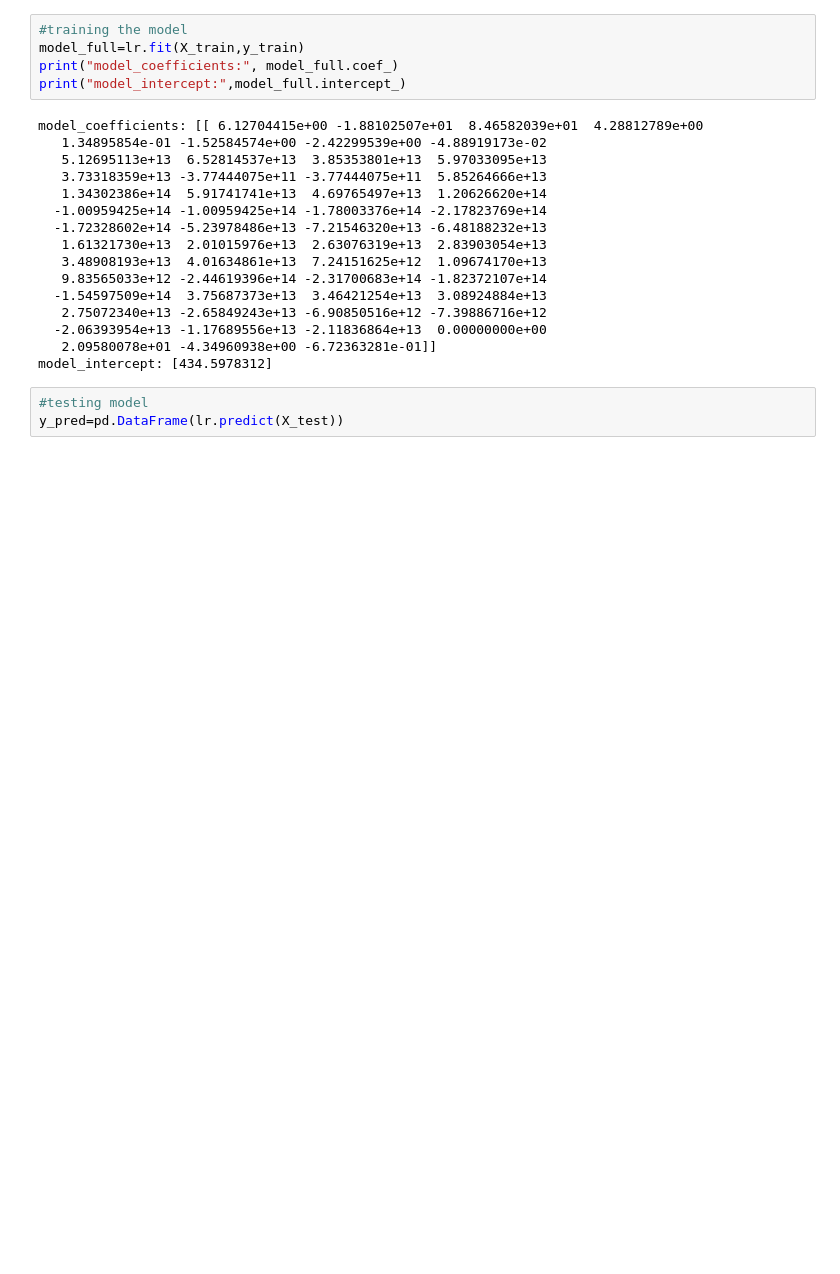
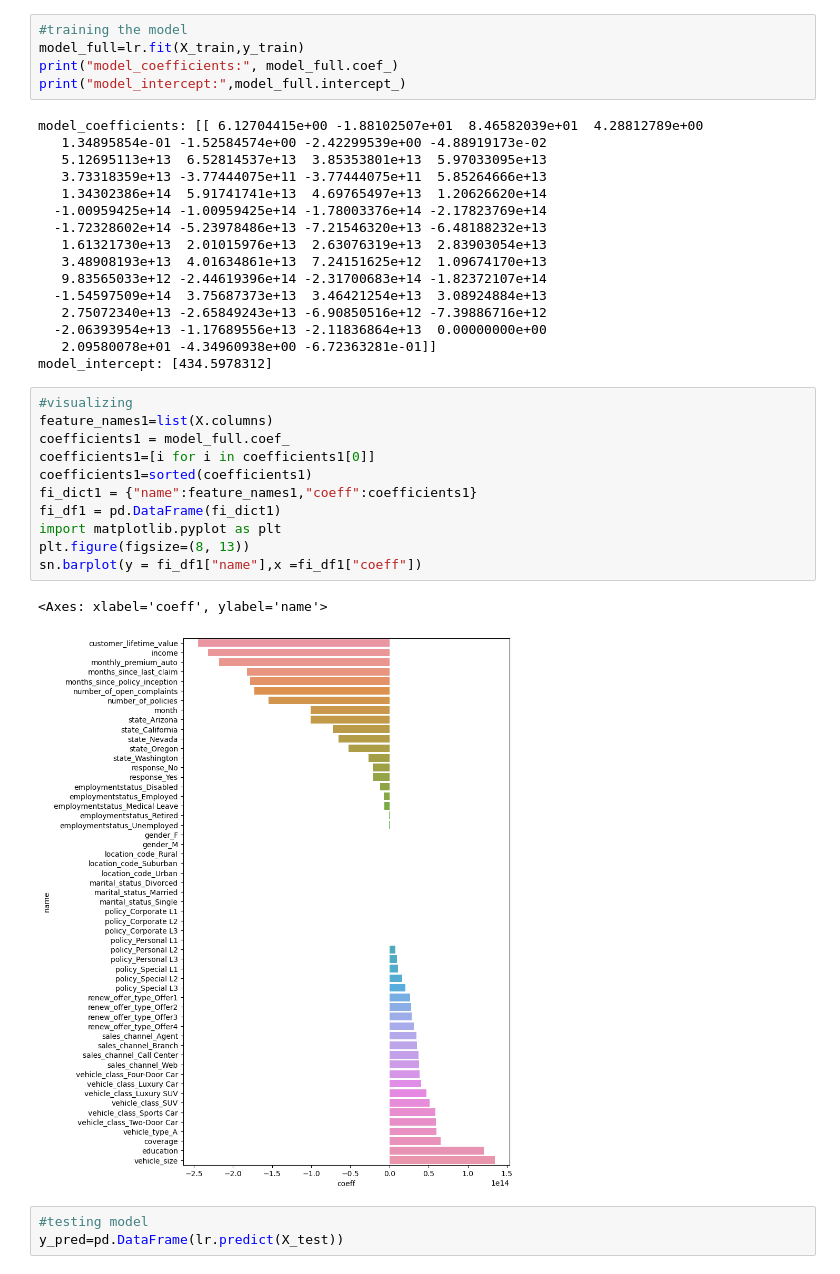
Before and after one commit to okravtsova123/ironhack_study, a Jupyter notebook: labs/Lab 31-01.ipynb, the cells around one changed output. Drawn from its saved outputs; the diff is of its cells as text; blank space fills up the shorter version.

```diff
--- a/labs/Lab 31-01.ipynb
+++ b/labs/Lab 31-01.ipynb
@@ -182,6 +184,20 @@ model_coefficients: [[ 6.12704415e+00 -1.88102507e+01  8.46582039e+01  4.2881278
   -2.06393954e+13 -1.17689556e+13 -2.11836864e+13  0.00000000e+00
    2.09580078e+01 -4.34960938e+00 -6.72363281e-01]]
 model_intercept: [434.5978312]
+# %%
+#visualizing
+feature_names1=list(X.columns)
+coefficients1 = model_full.coef_
+coefficients1=[i for i in coefficients1[0]]
+coefficients1=sorted(coefficients1)
+fi_dict1 = {"name":feature_names1,"coeff":coefficients1}
+fi_df1 = pd.DataFrame(fi_dict1)
+import matplotlib.pyplot as plt
+plt.figure(figsize=(8, 13))
+sn.barplot(y = fi_df1["name"],x =fi_df1["coeff"])
+# %% [output]
+<Axes: xlabel='coeff', ylabel='name'>
+[figure, added]
 # %%
 #testing model
 y_pred=pd.DataFrame(lr.predict(X_test))
```
Also changed, not shown: parts of 8 cells of this notebook.
